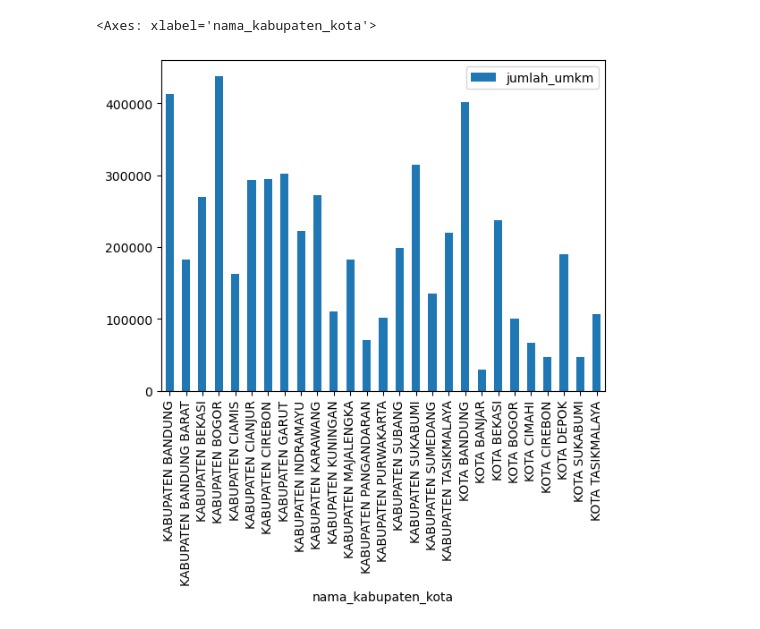
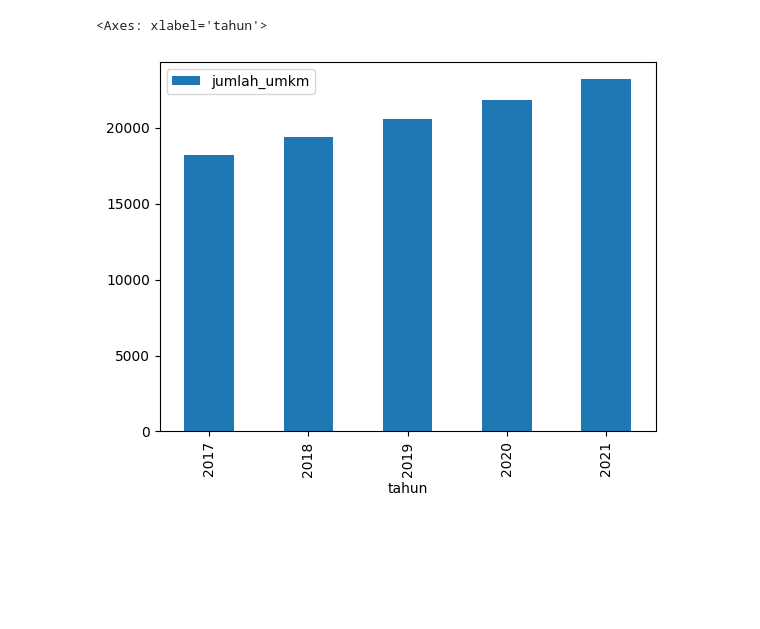
Before and after one commit to AlfiFaiz/data_mining, a Jupyter notebook: kelompok 4.ipynb, the cells around one changed output. Saved outputs shown, nothing was run; the diff lists cells and outputs as text; code cells hidden in the pictures; blank space fills up the shorter version.

```diff
--- a/kelompok 4.ipynb
+++ b/kelompok 4.ipynb
@@ -5,6 +12,6 @@ import pandas as pd
 import matplotlib.pyplot as plt
 import seaborn as sns
 # %%
-df = pd.read_csv("D:\\kuliah\\sem3\\data mining\\data.jabarprov.go.id\\bps-od_17058_persentase_penduduk_miskin_berdasarkan_kabupatenkota_data.csv")
-df.head(32)
+df = pd.read_csv("D:\\kuliah\\sem3\\data mining\\data.jabarprov.go.id\\umkm.csv")
+df.head()
 # %% [output]
@@ -117,7 +48,6 @@ df3.boxplot(by ='kode_kabupaten_kota', column =['jumlah_umkm'], grid = False)
 # %%
-
-df_groups1 = df3.groupby(['nama_kabupaten_kota'])[['jumlah_umkm']].mean()
-df_groups1.plot(kind='bar')
+df = df.groupby(['tahun'])[['jumlah_umkm']].mean()
+df.plot(kind='bar')
 # %% [output]
-<Axes: xlabel='nama_kabupaten_kota'>
+<Axes: xlabel='tahun'>
-[figure, old version]
+[figure, new version]
```
Also changed, not shown: parts of 8 cells of this notebook, 2 other files.
